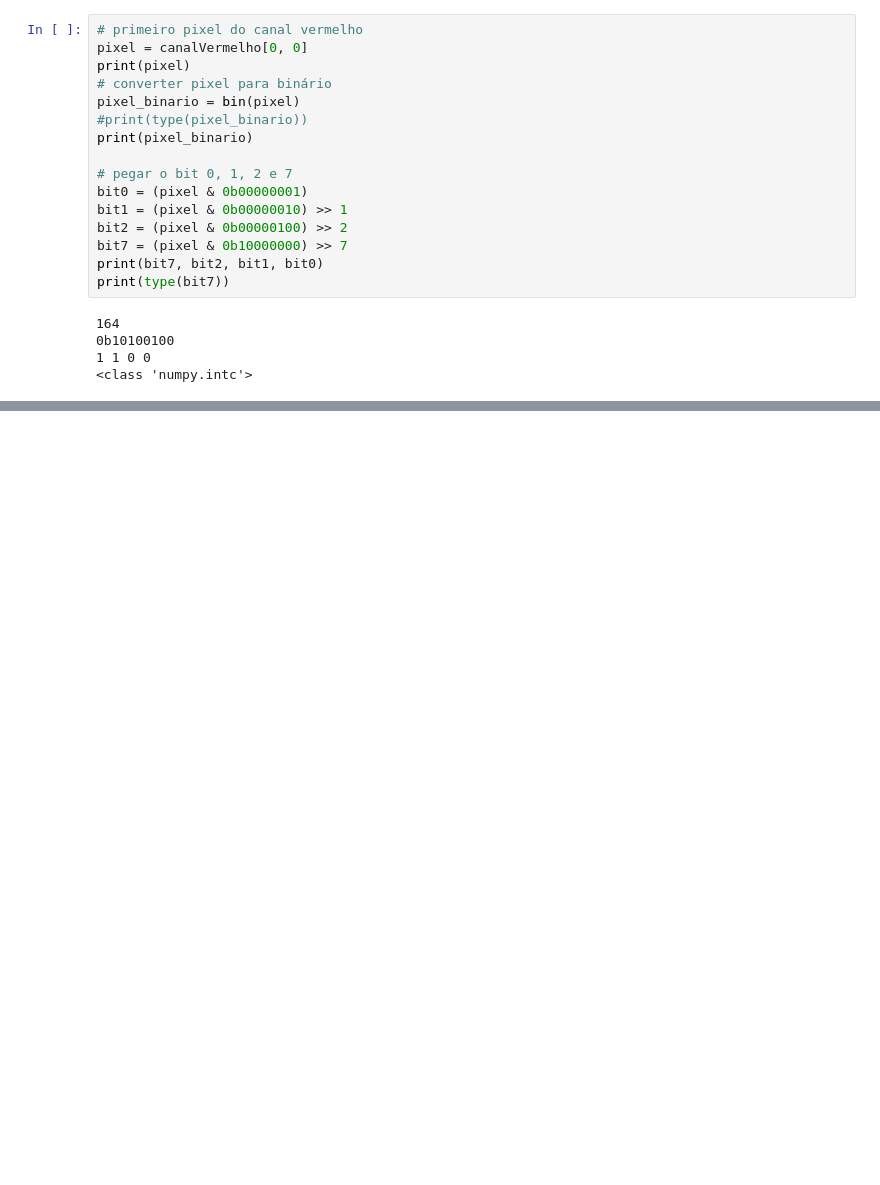
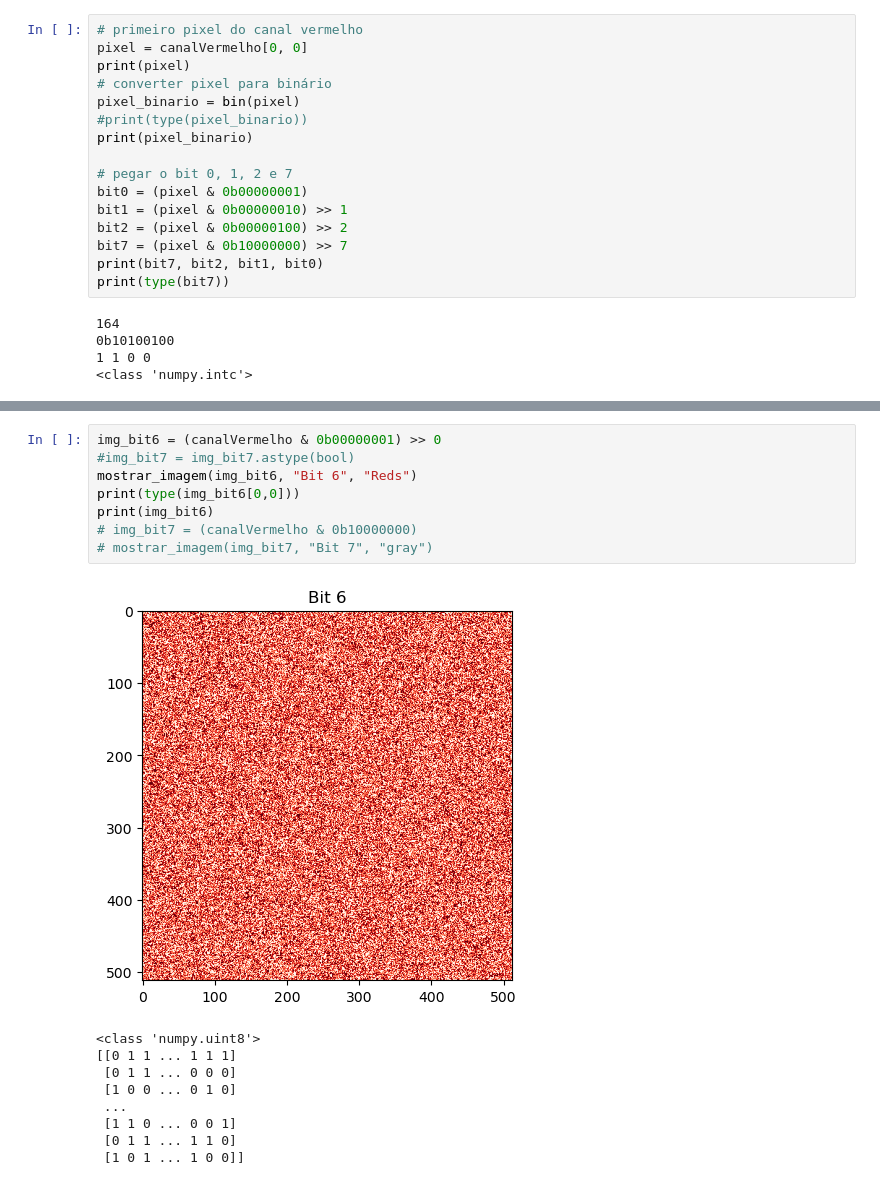
Before and after one commit to MarryAngel/Processamento-de-Imagem, a Jupyter notebook: [Trab01] Estenografia/estenografia.ipynb, the cells around one changed output, grey strips where cells are left out. Cells and saved outputs as stored; diff of their text form; blank space fills up the shorter version.

```diff
--- a/[Trab01] Estenografia/estenografia.ipynb
+++ b/[Trab01] Estenografia/estenografia.ipynb
@@ -124,3 +124,21 @@ print(img_bit7)
  [0 0 0 ... 0 0 0]
  [0 0 0 ... 0 0 0]
  [0 0 0 ... 0 0 0]]
+# %%
+img_bit6 = (canalVermelho & 0b00000001) >> 0
+#img_bit7 = img_bit7.astype(bool)
+mostrar_imagem(img_bit6, "Bit 6", "Reds")
+print(type(img_bit6[0,0]))
+print(img_bit6)
+# img_bit7 = (canalVermelho & 0b10000000)
+# mostrar_imagem(img_bit7, "Bit 7", "gray")
+# %% [output]
+[figure, added]
+<class 'numpy.uint8'>
+[[0 1 1 ... 1 1 1]
+ [0 1 1 ... 0 0 0]
+ [1 0 0 ... 0 1 0]
+ ...
+ [1 1 0 ... 0 0 1]
+ [0 1 1 ... 1 1 0]
+ [1 0 1 ... 1 0 0]]
```
Also changed, not shown: parts of 1 cell of this notebook.
